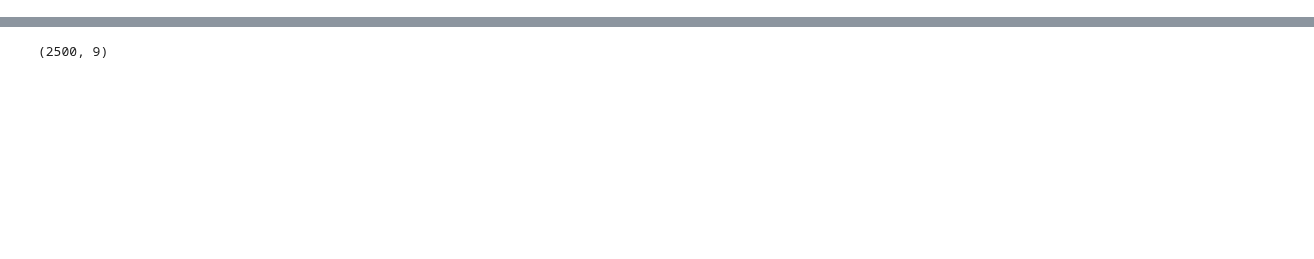
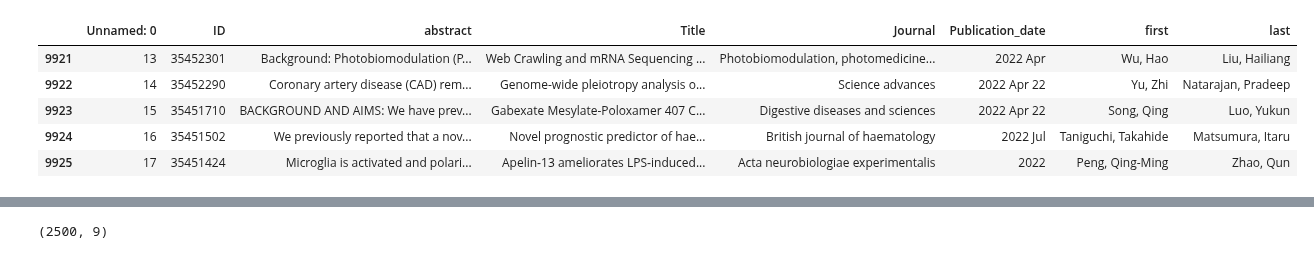
Before and after one commit to mouzkolit/NeuroBeginner, a Jupyter notebook: Scripts/Basics Pandas.ipynb, the cells around one changed output, grey strips where cells are left out. Saved outputs shown, nothing was run; the diff lists cells and outputs as text; code cells hidden in the pictures; blank space fills up the shorter version.

```diff
--- a/Scripts/Basics Pandas.ipynb
+++ b/Scripts/Basics Pandas.ipynb
@@ -10,0 +24,9 @@ records_dataframes = pd.read_csv("../Data/NLP/IL6.csv")
+# %%
+records_dataframes.tail()
+# %% [output]
+|  | Unnamed: 0 | ID | abstract | Title | Journal | Publication_date | first | last |
+| 9921 | 13 | 35452301 | Background: Photobiomodulation (P... | Web Crawling and mRNA Sequencing ... | Photobiomodulation, photomedicine... | 2022 Apr | Wu, Hao | Liu, Hailiang |
+| 9922 | 14 | 35452290 | Coronary artery disease (CAD) rem... | Genome-wide pleiotropy analysis o... | Science advances | 2022 Apr 22 | Yu, Zhi | Natarajan, Pradeep |
+| 9923 | 15 | 35451710 | BACKGROUND AND AIMS: We have prev... | Gabexate Mesylate-Poloxamer 407 C... | Digestive diseases and sciences | 2022 Apr 22 | Song, Qing | Luo, Yukun |
+| 9924 | 16 | 35451502 | We previously reported that a nov... | Novel prognostic predictor of hae... | British journal of haematology | 2022 Jul | Taniguchi, Takahide | Matsumura, Itaru |
+| 9925 | 17 | 35451424 | Microglia is activated and polari... | Apelin‑13 ameliorates LPS‑induced... | Acta neurobiologiae experimentalis | 2022 | Peng, Qing-Ming | Zhao, Qun |
```
Also changed, not shown: parts of 11 cells of this notebook, 1 other file.
